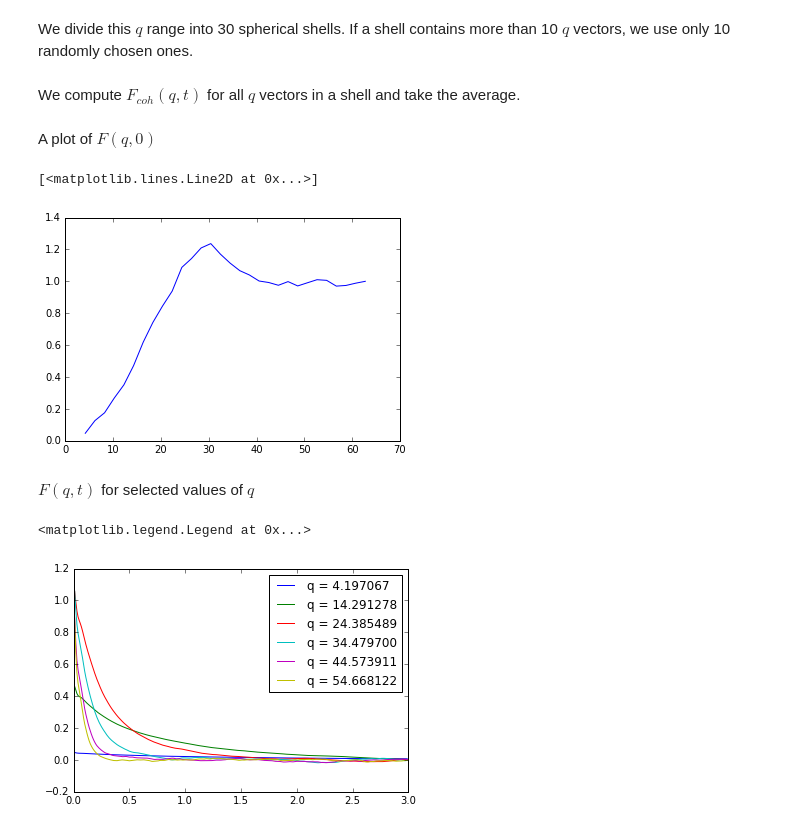
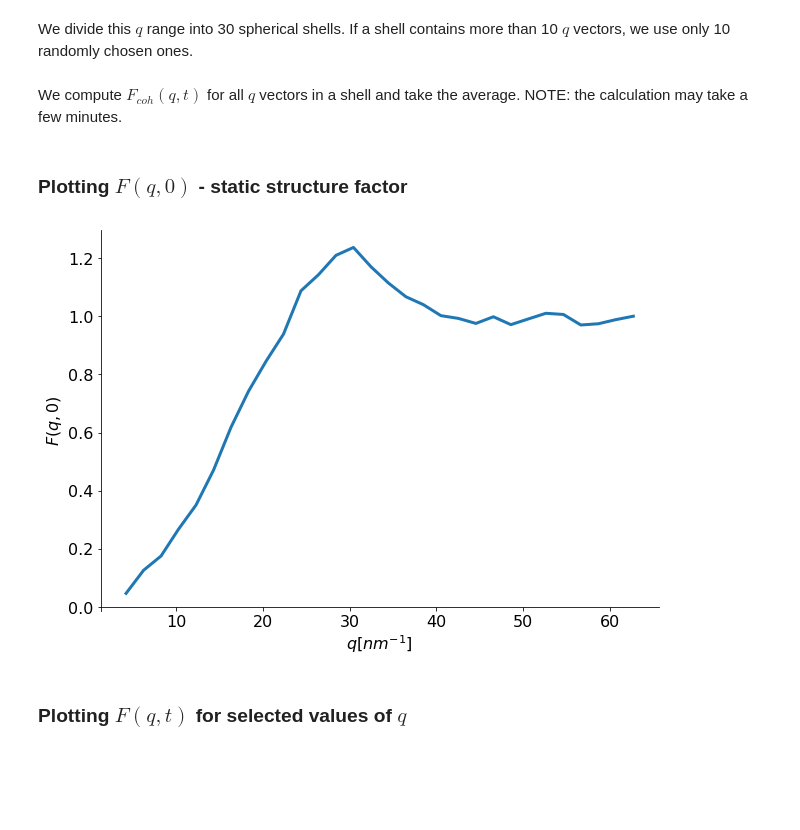
Before and after one commit to gchevrot/WebNmoldyn, a Jupyter notebook: F_coh.ipynb, the cells around one changed output. Saved outputs shown, nothing was run; the diff lists cells and outputs as text; code cells hidden in the pictures; blank space fills up the shorter version.

Commit message:
changing plots

```diff
--- a/F_coh.ipynb
+++ b/F_coh.ipynb
@@ -84,6 +87,7 @@ shells, ticks = q_shells(q_min, q_max, 30)
 prune_randomly(shells, 10)
 # %% [markdown]
 We compute $F_{coh}(q, t)$ for all $q$ vectors in a shell and take the average.
+NOTE: the calculation may take a few minutes.
 # %%
 f_q = []
 
@@ -96,19 +100,11 @@ for i in range(len(shells)):
     f_q.append(f.real / len(shells[i]))
 
 f_q = np.array(f_q)
-# %% [markdown]
-A plot of $F(q, 0)$
-# %%
-plt.plot(ticks, f_q[:, 0])
-# %% [output]
-[<matplotlib.lines.Line2D at 0x...>]
-[figure, removed]
+# %% [markdown]
+### Plotting $F(q, 0)$ - static structure factor
+# %%
+plot_fcoh(f_q[:, 0], ticks)
+# %% [output]
+[figure, added]
 # %% [markdown]
-$F(q, t)$ for selected values of $q$
+### Plotting $F(q, t)$ for selected values of $q$
-# %%
-for i in range(0, len(ticks), 5):
-    plt.plot(time[:300], f_q[i][:300], label="q = %f" % ticks[i])
-plt.legend()
-# %% [output]
-<matplotlib.legend.Legend at 0x...>
-[figure, removed]
```
Also changed, not shown: parts of 3 cells of this notebook, 1 other file.
